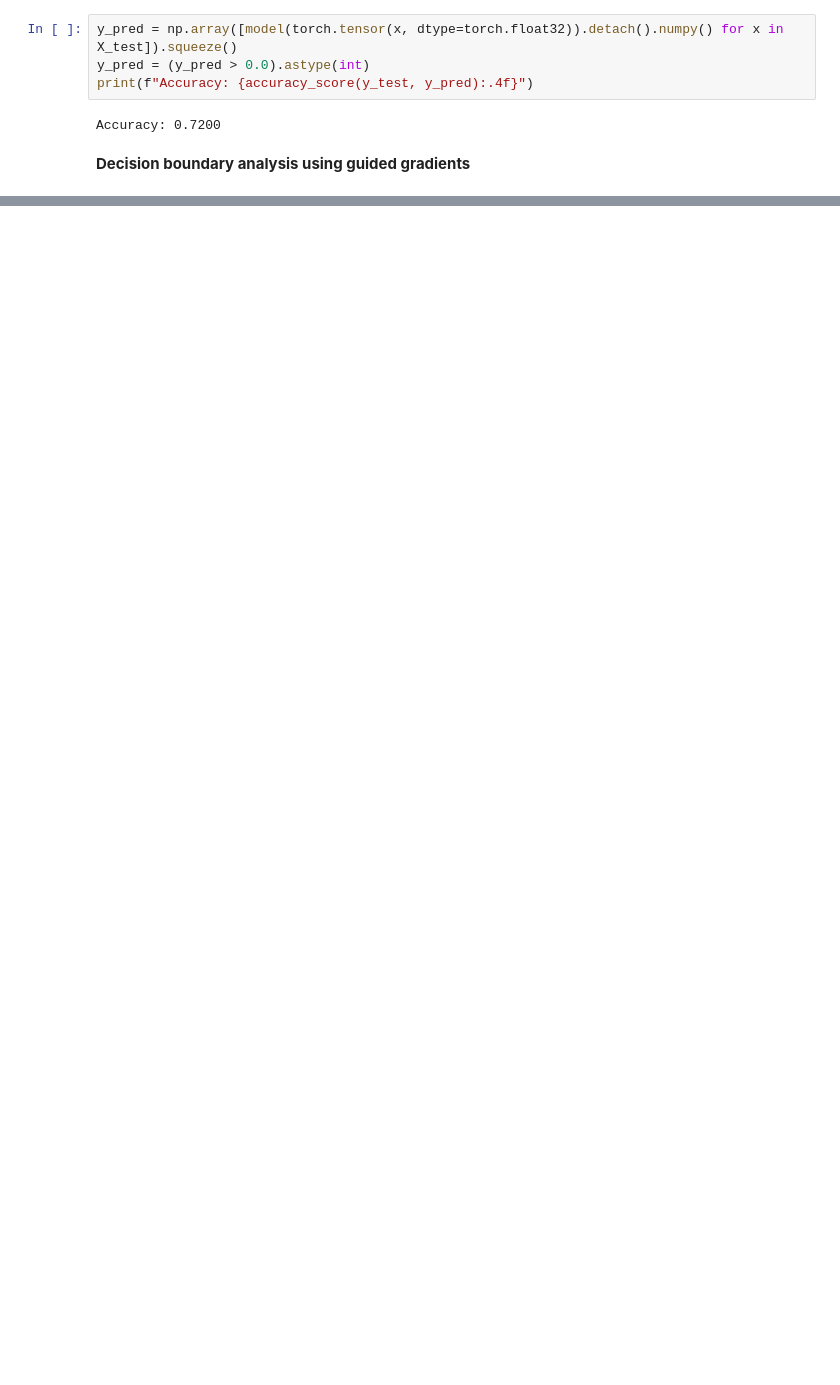
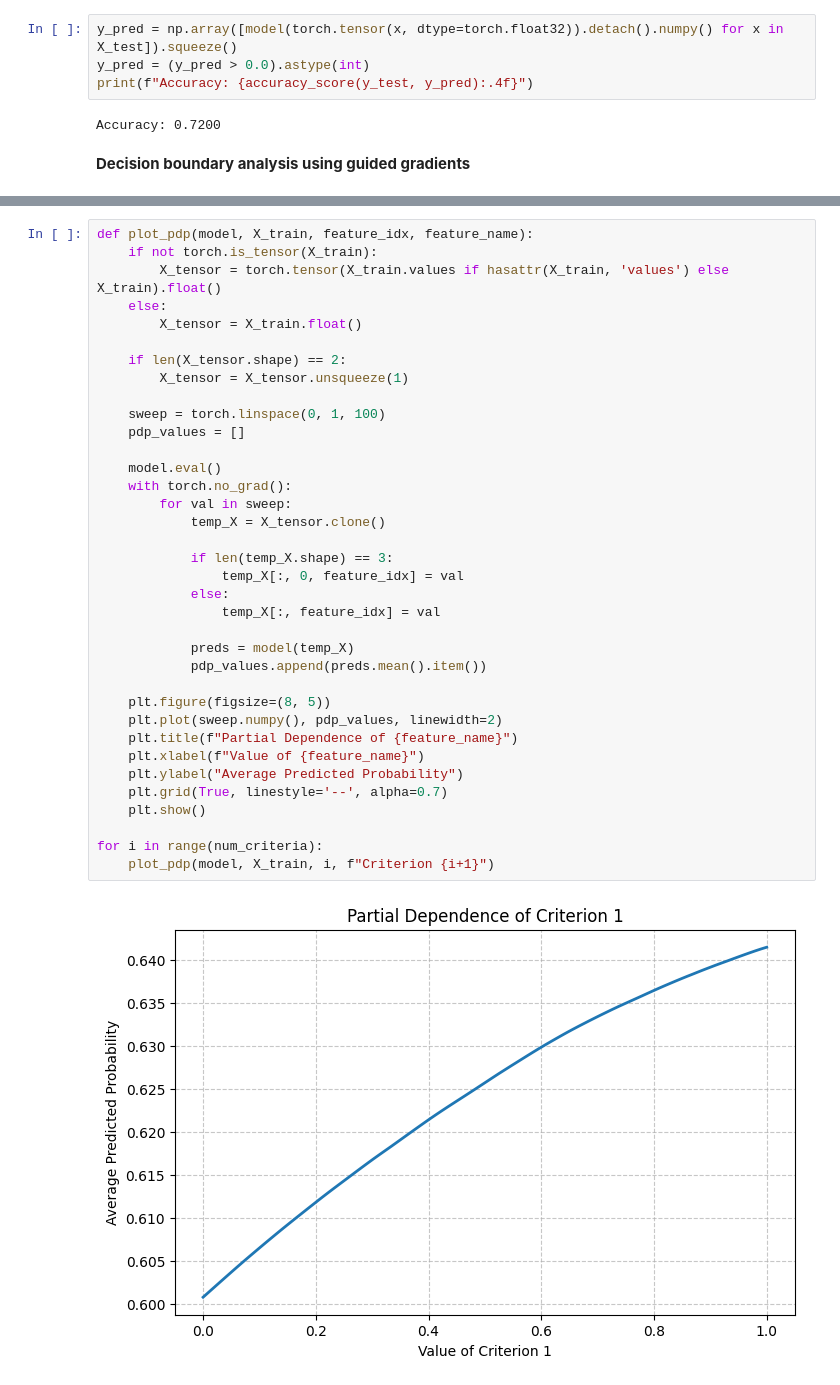
Before and after one commit to Sigmacci/preference-learning, a Jupyter notebook: main.ipynb, the cells around one changed output, grey strips where cells are left out. Cells and saved outputs as stored; diff of their text form; blank space fills up the shorter version.

```diff
--- a/main.ipynb
+++ b/main.ipynb
@@ -435,0 +623,38 @@ New Prediction: 0
+# %%
+def plot_pdp(model, X_train, feature_idx, feature_name):
+    if not torch.is_tensor(X_train):
+        X_tensor = torch.tensor(X_train.values if hasattr(X_train, 'values') else X_train).float()
+    else:
+        X_tensor = X_train.float()
+
+    if len(X_tensor.shape) == 2:
+        X_tensor = X_tensor.unsqueeze(1)
+
+    sweep = torch.linspace(0, 1, 100)
+    pdp_values = []
+
+    model.eval()
+    with torch.no_grad():
+        for val in sweep:
+            temp_X = X_tensor.clone()
+
+            if len(temp_X.shape) == 3:
+                temp_X[:, 0, feature_idx] = val
+            else:
+                temp_X[:, feature_idx] = val
+
+            preds = model(temp_X)
+            pdp_values.append(preds.mean().item())
+
+    plt.figure(figsize=(8, 5))
+    plt.plot(sweep.numpy(), pdp_values, linewidth=2)
+    plt.title(f"Partial Dependence of {feature_name}")
+    plt.xlabel(f"Value of {feature_name}")
+    plt.ylabel("Average Predicted Probability")
+    plt.grid(True, linestyle='--', alpha=0.7)
+    plt.show()
+
+for i in range(num_criteria):
+    plot_pdp(model, X_train, i, f"Criterion {i+1}")
+# %% [output]
+[figure, added]
```
Also changed, not shown: parts of 14 cells of this notebook.
